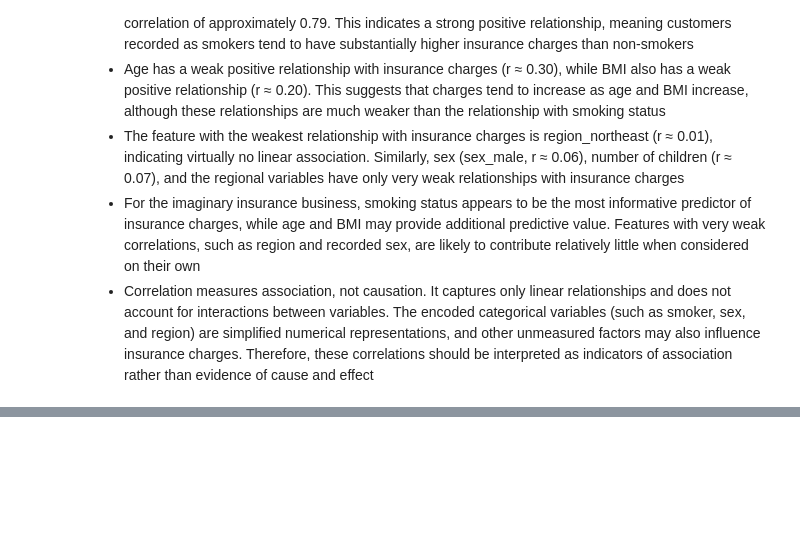
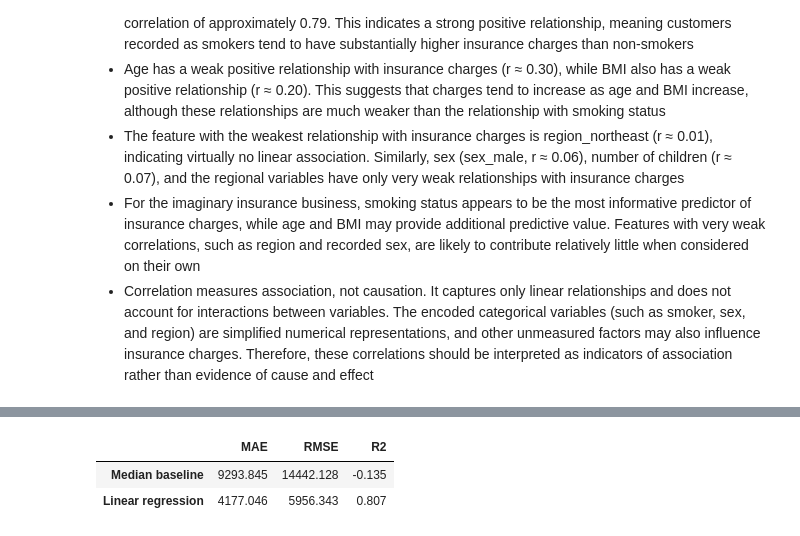
Before and after one commit to Ellusive89/Healthcare-Insurance-Cost-Analysis, a Jupyter notebook: jupyter_notebooks/Data_Analysis_and_Visualisation.ipynb, the cells around one changed output, grey strips where cells are left out. Cells and saved outputs as stored; diff of their text form; code cells hidden in the pictures; blank space fills up the shorter version.

```diff
--- a/jupyter_notebooks/Data_Analysis_and_Visualisation.ipynb
+++ b/jupyter_notebooks/Data_Analysis_and_Visualisation.ipynb
@@ -631,0 +793,40 @@ Name: charges, dtype: float64
+# %%
+def calculate_regression_metrics(actual, predicted):
+    """Calculate common regression evaluation metrics."""
+
+    mae = mean_absolute_error(actual, predicted)
+    rmse = mean_squared_error(actual, predicted) ** 0.5
+    r2 = r2_score(actual, predicted)
+
+    return {
+        "MAE": mae,
+        "RMSE": rmse,
+        "R2": r2
+    }
+# %%
+baseline_metrics = calculate_regression_metrics(
+    y_test,
+    baseline_predictions
+)
+
+model_metrics = calculate_regression_metrics(
+    y_test,
+    model_predictions
+)
+
+evaluation_results = pd.DataFrame(
+    [
+        baseline_metrics,
+        model_metrics
+    ],
+    index=[
+        "Median baseline",
+        "Linear regression"
+    ]
+)
+
+evaluation_results.round(3)
+# %% [output]
+|  | MAE | RMSE | R2 |
+| Median baseline | 9293.845 | 14442.128 | -0.135 |
+| Linear regression | 4177.046 | 5956.343 | 0.807 |
```
Also changed, not shown: parts of 14 cells of this notebook.
